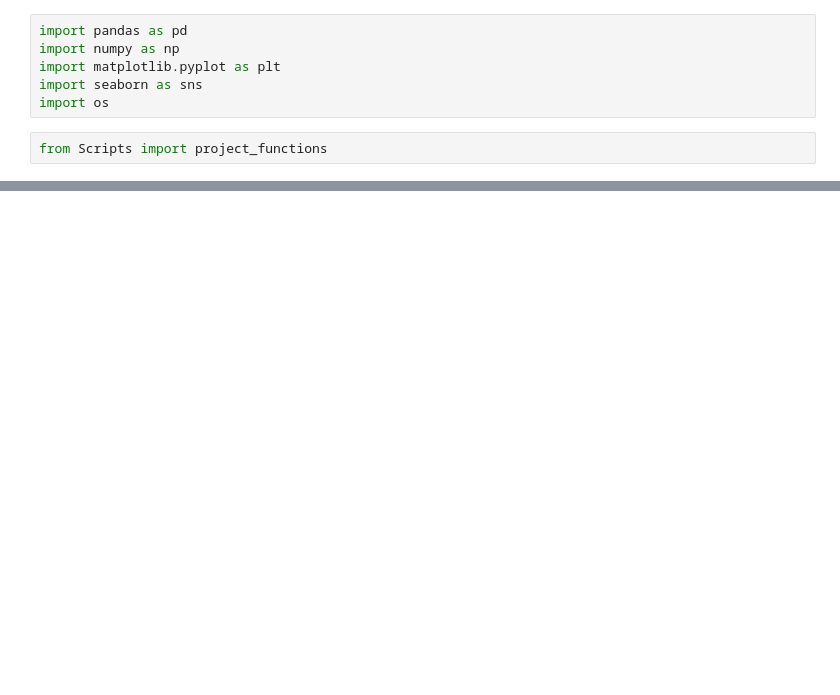
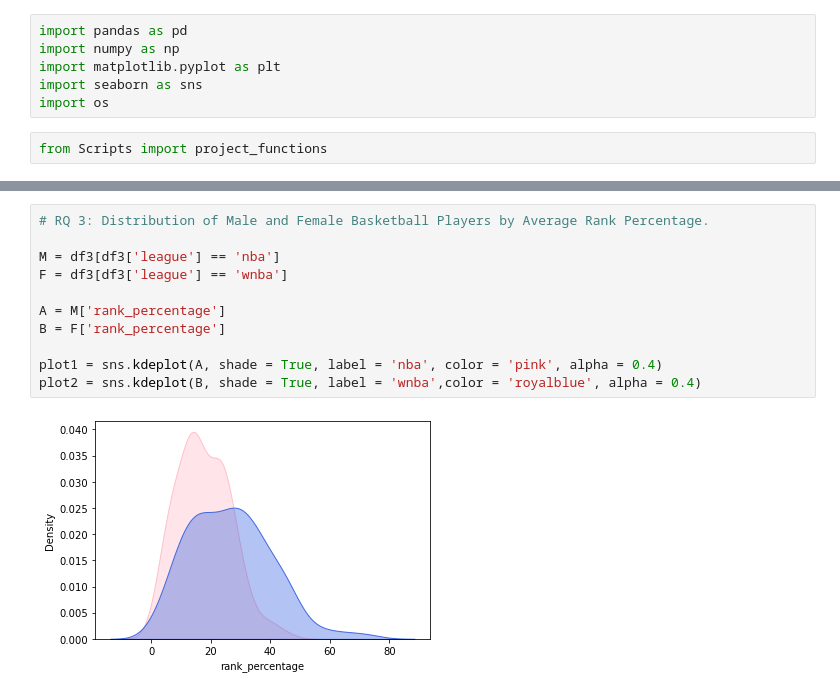
Before and after one commit to data301-2020-winter1/course-project-solo_106, a Jupyter notebook: analysis/milestone2.ipynb, the cells around one changed output, grey strips where cells are left out. Cells and saved outputs as stored; diff of their text form; blank space fills up the shorter version.

```diff
--- a/analysis/milestone2.ipynb
+++ b/analysis/milestone2.ipynb
@@ -37,0 +142,13 @@ plot.set(xlabel = 'Name Count', ylabel = 'League')
+# %%
+# RQ 3: Distribution of Male and Female Basketball Players by Average Rank Percentage.
+
+M = df3[df3['league'] == 'nba']
+F = df3[df3['league'] == 'wnba']
+
+A = M['rank_percentage']
+B = F['rank_percentage']
+
+plot1 = sns.kdeplot(A, shade = True, label = 'nba', color = 'pink', alpha = 0.4)
+plot2 = sns.kdeplot(B, shade = True, label = 'wnba',color = 'royalblue', alpha = 0.4)
+# %% [output]
+[figure, added]
```
Also changed, not shown: parts of 15 cells of this notebook, 1 other file.
